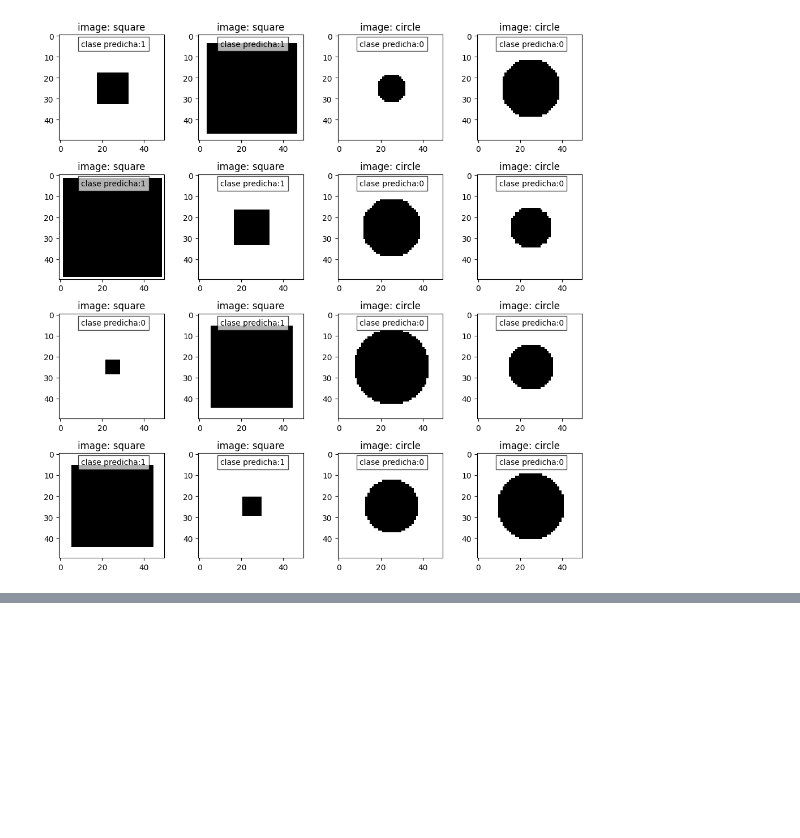
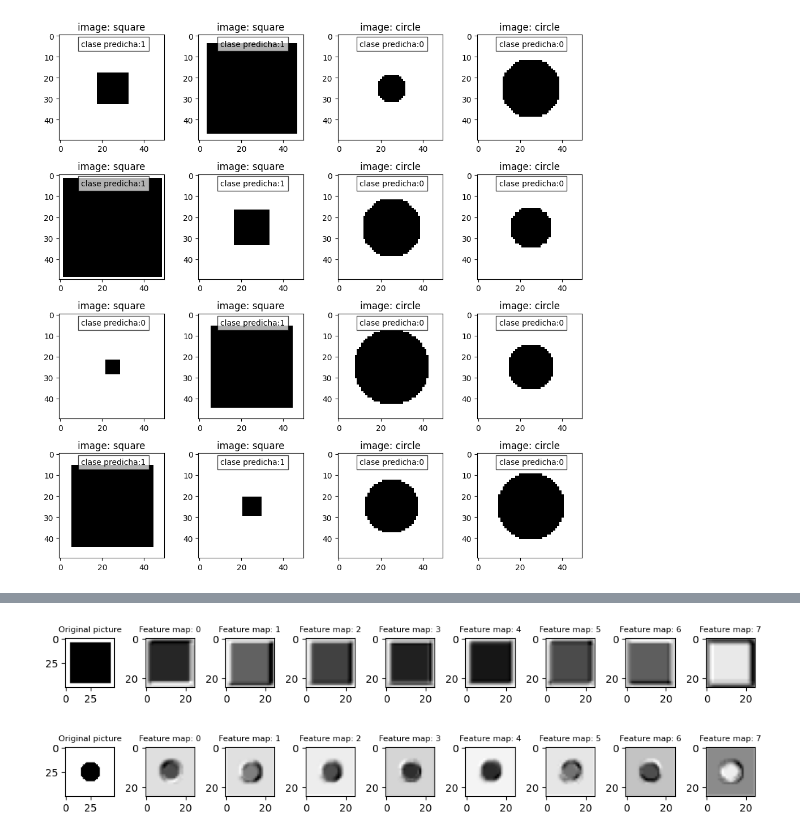
Before and after one commit to sebastlop/series-temporales-machine-learning, a Jupyter notebook: Apuntes/Tema-6/Tema-6.3.1-redes-convolucionales.ipynb, the cells around one changed output, grey strips where cells are left out. Saved outputs shown, nothing was run; the diff lists cells and outputs as text; code cells hidden in the pictures; blank space fills up the shorter version.

```diff
--- a/Apuntes/Tema-6/Tema-6.3.1-redes-convolucionales.ipynb
+++ b/Apuntes/Tema-6/Tema-6.3.1-redes-convolucionales.ipynb
@@ -154,0 +194,36 @@ fig.tight_layout()
+# %%
+# Segunda convolución
+
+test_square = square(nx, ny, rng.integers(3,25))
+x = modelito.conv1(torch.from_numpy(test_square.reshape(1,1,50,50)))
+x = modelito.act1(x)
+x = modelito.pool1(x)
+ejemplo_square = modelito.conv2(x).detach().numpy()
+
+
+test_circle = circle(nx, ny, rng.integers(3,25))
+x = modelito.conv1(torch.from_numpy(test_circle.reshape(1,1,50,50)))
+x = modelito.act1(x)
+x = modelito.pool1(x)
+ejemplo_circle = modelito.conv2(x).detach().numpy()
+# %%
+# veamos un cuadradito
+fig, axs = plt.subplots(1,9, figsize = (10,3))
+axs[0].set_title(f'Original picture', fontsize=8)
+axs[0].imshow(test_square, cmap='binary')
+for i in range(8):
+    axs[i+1].set_title(f'Feature map: {i}', fontsize=8)
+    axs[i+1].imshow(ejemplo_square[0,i,:], cmap='binary')
+fig.tight_layout()
+
+# veamos un circulito
+fig, axs = plt.subplots(1,9, figsize = (10,3))
+axs[0].set_title(f'Original picture', fontsize=8)
+axs[0].imshow(test_circle, cmap='binary')
+for i in range(8):
+    axs[i+1].set_title(f'Feature map: {i}', fontsize=8)
+    axs[i+1].imshow(ejemplo_circle[0,i,:], cmap='binary')
+fig.tight_layout()
+# %% [output]
+[figure, added]
+[figure, added]
```
Also changed, not shown: parts of 9 cells of this notebook.
